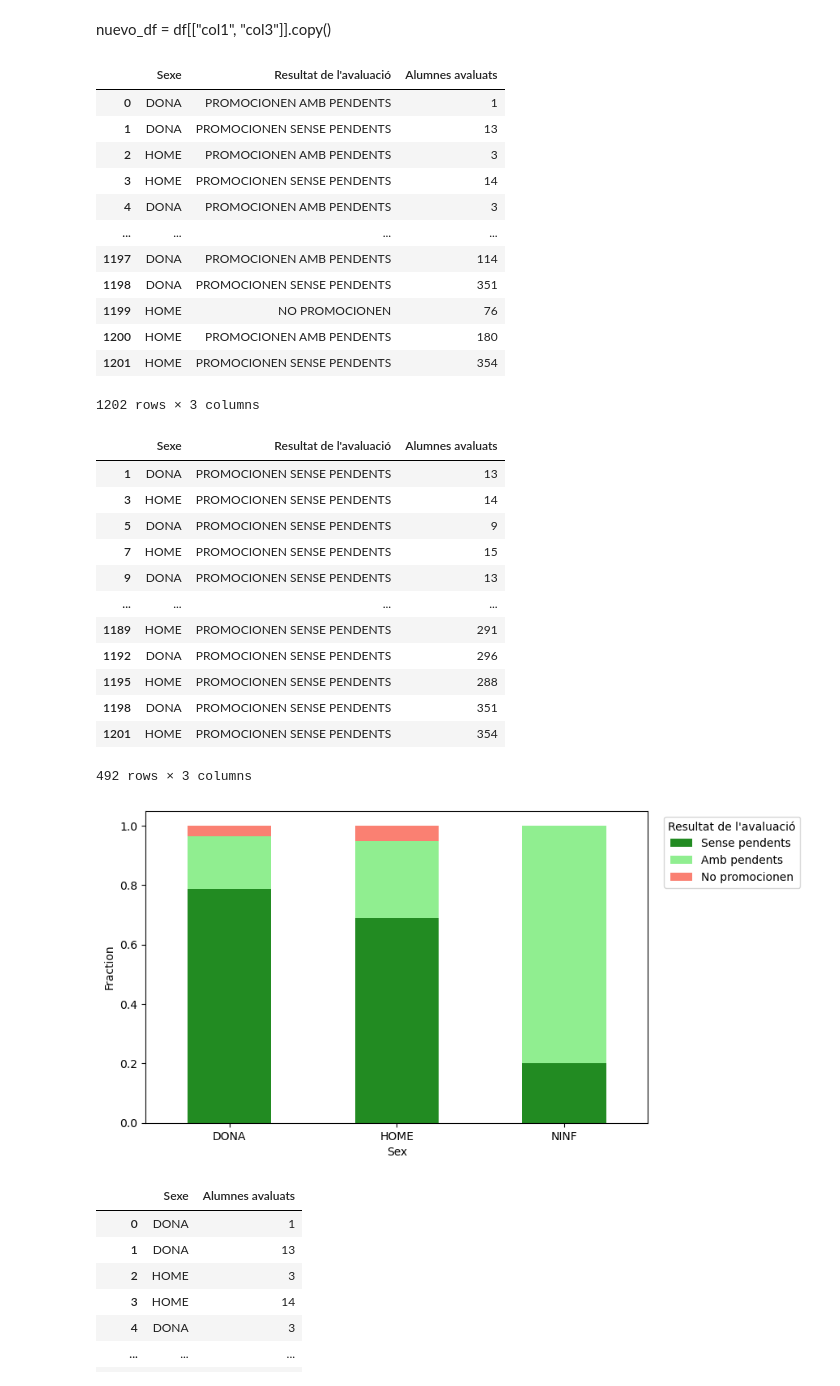
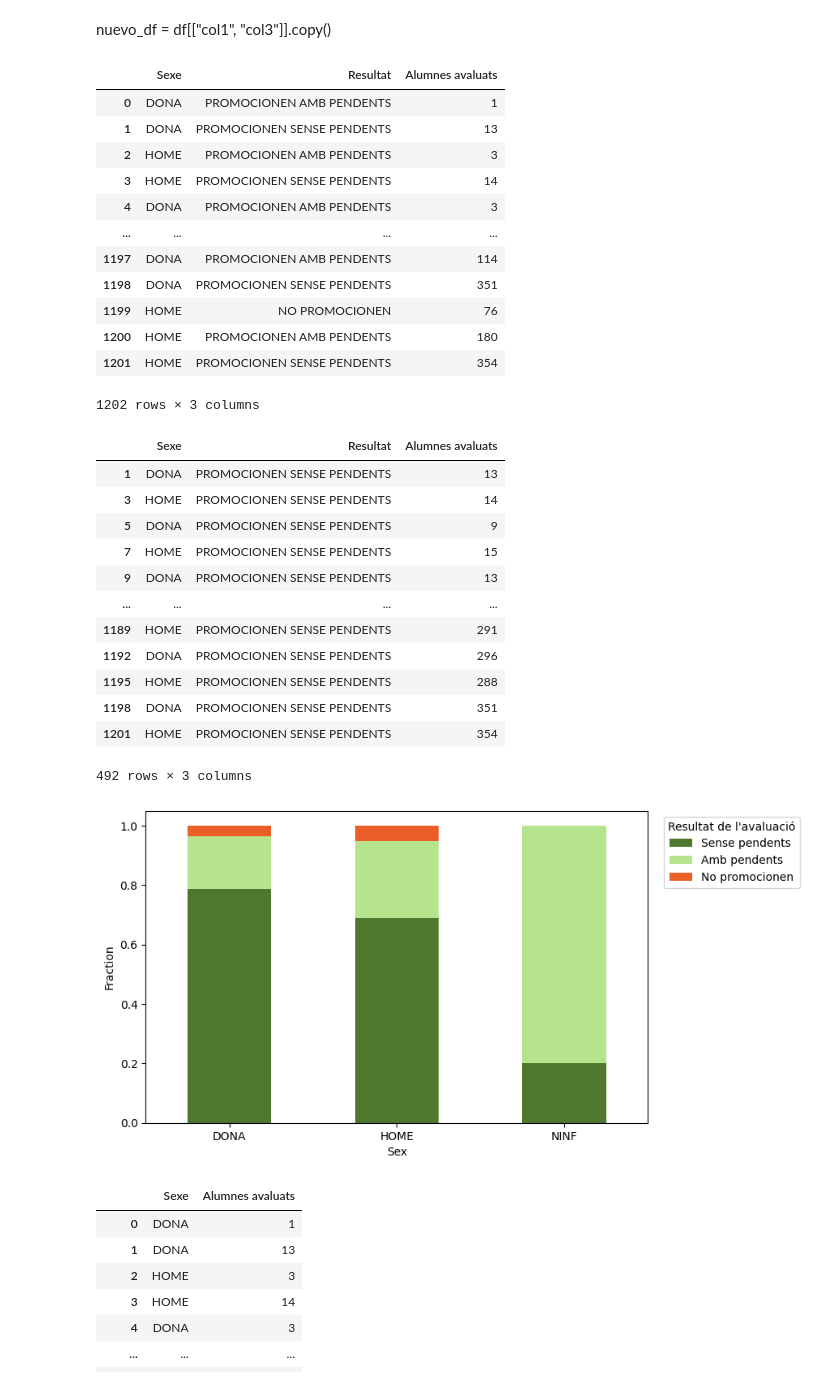
Before and after one commit to annaszymanskicortes/truco-o-dato, a Jupyter notebook: notebook_julia.ipynb, the cells around one changed output. Cells and saved outputs as stored; diff of their text form; code cells hidden in the pictures.

```diff
--- a/notebook_julia.ipynb
+++ b/notebook_julia.ipynb
@@ -32,10 +32,10 @@ df_alumnes_bcn
 # %% [markdown]
 nuevo_df = df[["col1", "col3"]].copy()
 # %%
-df_clean = df_alumnes_bcn[["Sexe","Resultat de l'avaluació","Alumnes avaluats"]]
+df_clean = df_alumnes_bcn[["Sexe","Resultat","Alumnes avaluats"]]
 df_clean
 # %% [output]
-|  | Sexe | Resultat de l'avaluació | Alumnes avaluats |
+|  | Sexe | Resultat | Alumnes avaluats |
 | 0 | DONA | PROMOCIONEN AMB PENDENTS | 1 |
 | 1 | DONA | PROMOCIONEN SENSE PENDENTS | 13 |
 | 2 | HOME | PROMOCIONEN AMB PENDENTS | 3 |
@@ -49,12 +49,12 @@ df_clean
 | 1201 | HOME | PROMOCIONEN SENSE PENDENTS | 354 |
 1202 rows × 3 columns
 # %%
-sense_pendentes =  df_clean[df_clean["Resultat de l'avaluació"]=="PROMOCIONEN SENSE PENDENTS"]
-amb_pendentes =  df_clean[df_clean["Resultat de l'avaluació"]=="PROMOCIONEN AMB PENDENTS"]
-no_prom =  df_clean[df_clean["Resultat de l'avaluació"]=="NO PROMOCIONEN"]
+sense_pendentes =  df_clean[df_clean["Resultat"]=="PROMOCIONEN SENSE PENDENTS"]
+amb_pendentes =  df_clean[df_clean["Resultat"]=="PROMOCIONEN AMB PENDENTS"]
+no_prom =  df_clean[df_clean["Resultat"]=="NO PROMOCIONEN"]
 sense_pendentes
 # %% [output]
-|  | Sexe | Resultat de l'avaluació | Alumnes avaluats |
+|  | Sexe | Resultat | Alumnes avaluats |
 | 1 | DONA | PROMOCIONEN SENSE PENDENTS | 13 |
 | 3 | HOME | PROMOCIONEN SENSE PENDENTS | 14 |
 | 5 | DONA | PROMOCIONEN SENSE PENDENTS | 9 |
@@ -70,29 +70,29 @@ sense_pendentes
 # %%
 sense_pendentes = sense_pendentes.groupby("Sexe")["Alumnes avaluats"].sum()
 amb_pendentes = amb_pendentes.groupby("Sexe")["Alumnes avaluats"].sum()
 no_prom = no_prom.groupby("Sexe")["Alumnes avaluats"].sum()
 
 
 # Crear un DataFrame combinando las tres Series
 df_graf = pd.DataFrame({
     "Sense pendents": sense_pendentes,
     "Amb pendents": amb_pendentes,
     "No promocionen": no_prom
 })
 
 df_frac = df_graf.div(df_graf.sum(axis=1),axis=0)
 
 # Graficar barras apiladas
-df_frac.plot(kind='bar', stacked=True, color=['forestgreen', 'lightgreen', 'salmon'], figsize=(8,5))
+df_frac.plot(kind='bar', stacked=True, color=['#4f772d', '#b5e48c', '#eb5e28'], figsize=(8,5))
 
 
 plt.xlabel("Sex")
 plt.ylabel("Fraction")
 plt.xticks(rotation=0)
 plt.legend(title="Resultat de l'avaluació", bbox_to_anchor=(1.02,1))
 plt.show()
 # %% [output]
-[figure, old version]
+[figure, new version]
 # %%
 df_sex = df_alumnes[["Sexe","Alumnes avaluats"]]
 df_sex
```
Also changed, not shown: parts of 1 cell of this notebook, 2 other files.
